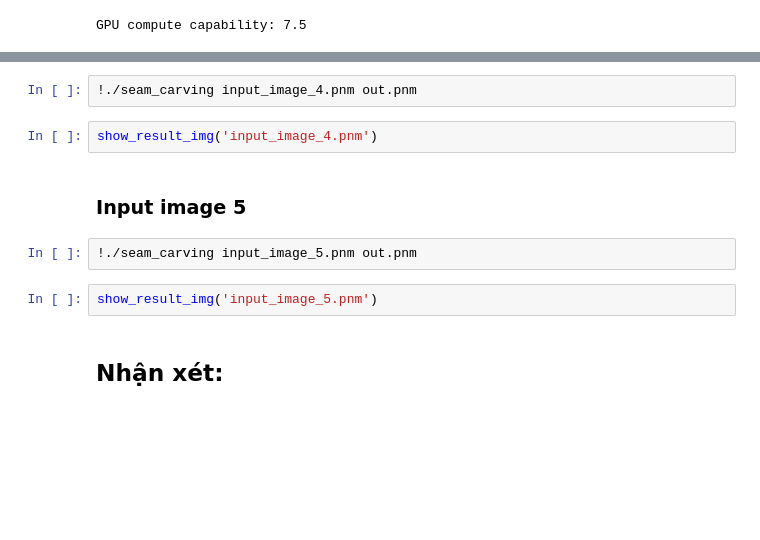
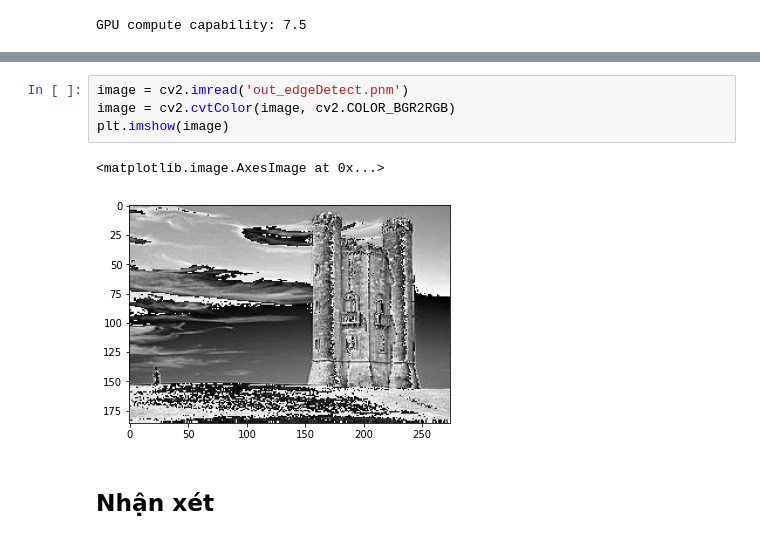
Before and after one commit to khiet-alt/seminar-cuda, a Jupyter notebook: seam_carving.ipynb, the cells around one changed output, grey strips where cells are left out. Cells and saved outputs as stored; diff of their text form; blank space fills up the shorter version.

```diff
--- a/seam_carving.ipynb
+++ b/seam_carving.ipynb
@@ -164,12 +159,9 @@ show_result_img('input_image_3.pnm')
-# %%
-!./seam_carving input_image_4.pnm out.pnm
-# %%
-show_result_img('input_image_4.pnm')
-# %% [markdown]
-### Input image 5
-# %%
-!./seam_carving input_image_5.pnm out.pnm
-# %%
-show_result_img('input_image_5.pnm')
+# %%
+image = cv2.imread('out_edgeDetect.pnm')
+image = cv2.cvtColor(image, cv2.COLOR_BGR2RGB)
+plt.imshow(image)
+# %% [output]
+<matplotlib.image.AxesImage at 0x...>
+[figure, added]
 # %% [markdown]
-## Nhận xét:
+## Nhận xét
```
Also changed, not shown: parts of 13 cells of this notebook.
